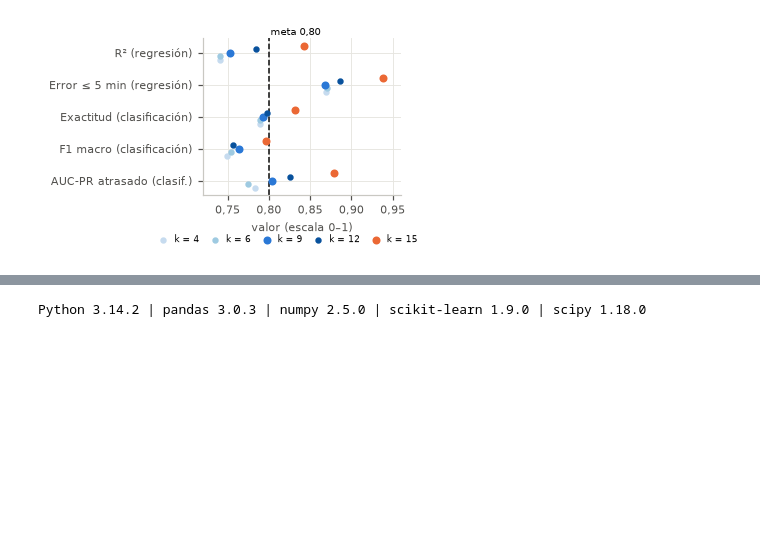
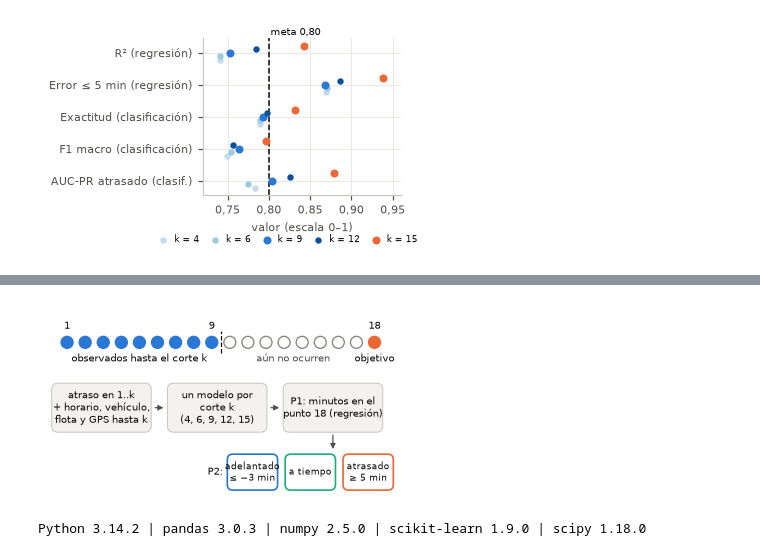
Before and after one commit to Gredith/MachineLearning-G5-TA, a Jupyter notebook: notebooks/06_analisis_resultados.ipynb, the cells around one changed output, grey strips where cells are left out. Cells and saved outputs as stored; diff of their text form; code cells hidden in the pictures; blank space fills up the shorter version.

```diff
--- a/notebooks/06_analisis_resultados.ipynb
+++ b/notebooks/06_analisis_resultados.ipynb
@@ -527,3 +590,50 @@ graficos.guardar(fig, DIR_FIG / "06_metricas_meta80.png")
+# %%
+# Esquema del problema: con los puntos 1..k observados (aquí k = 9) y el contexto, un modelo por k predice los minutos
+# de desviación en el punto 18 (P1), que con los umbrales se convierten en un estado (P2).
+from matplotlib.patches import FancyArrowPatch, FancyBboxPatch
+
+K_EJEMPLO = 9
+fig, ax = plt.subplots(figsize=(3.5, 1.95))
+ax.set(xlim=(0, 19.2), ylim=(0, 10))
+ax.axis("off")
+y_puntos = 8.3
+for j in range(1, 19):
+    if j <= K_EJEMPLO:
+        estilo_punto = dict(color=graficos.PALETA[0], ec=graficos.PALETA[0])
+    elif j < 18:
+        estilo_punto = dict(color="white", ec=graficos.GRIS)
+    else:
+        estilo_punto = dict(color=graficos.PALETA[1], ec=graficos.PALETA[1])
+    ax.add_patch(plt.Circle((j, y_puntos), 0.33, lw=0.9, **estilo_punto))
+    if j in (1, K_EJEMPLO, 18):
+        ax.text(j, y_puntos + 0.75, str(j), ha="center", fontsize=6.5, color=graficos.TEXTO)
+ax.text(K_EJEMPLO / 2 + 0.5, y_puntos - 1.05, "observados hasta el corte k", ha="center", fontsize=6.5,
+        color=graficos.TEXTO)
+ax.text(13.5, y_puntos - 1.05, "aún no ocurren", ha="center", fontsize=6.5, color=graficos.TEXTO_SEC)
+ax.text(18, y_puntos - 1.05, "objetivo", ha="center", fontsize=6.5, color=graficos.TEXTO)
+ax.plot([K_EJEMPLO + 0.5] * 2, [y_puntos - 0.6, y_puntos + 0.6], color=graficos.TEXTO, lw=0.8, ls="--")
+
+cajas = [(0.2, "atraso en 1..k\n+ horario, vehículo,\nflota y GPS hasta k"), (6.6, "un modelo por\ncorte k\n(4, 6, 9, 12, 15)"),
+         (13.0, "P1: minutos en el\npunto 18 (regresión)")]
+for x0, texto in cajas:
+    ax.add_patch(FancyBboxPatch((x0, 3.4), 5.4, 2.6, boxstyle="round,pad=0.05,rounding_size=0.35",
+                                fc="#f3f2ee", ec="#c9c8c2", lw=0.7))
+    ax.text(x0 + 2.7, 4.7, texto, ha="center", va="center", fontsize=6.4, color=graficos.TEXTO)
+for x0, x1 in ((5.7, 6.5), (12.1, 12.9)):
+    ax.add_patch(FancyArrowPatch((x0, 4.7), (x1, 4.7), arrowstyle="-|>", mutation_scale=7, color=graficos.TEXTO_SEC,
+                                 lw=0.8))
+ax.add_patch(FancyArrowPatch((15.7, 3.35), (15.7, 2.25), arrowstyle="-|>", mutation_scale=7, color=graficos.TEXTO_SEC,
+                             lw=0.8))
+estados = [("adelantado\n≤ −3 min", graficos.PALETA[0], 9.9), ("a tiempo", graficos.PALETA[2], 13.1),
+           ("atrasado\n≥ 5 min", graficos.PALETA[1], 16.3)]
+for texto, color, x0 in estados:
+    ax.add_patch(FancyBboxPatch((x0, 0.2), 2.7, 1.9, boxstyle="round,pad=0.04,rounding_size=0.3", fc="white",
+                                ec=color, lw=1.1))
+    ax.text(x0 + 1.35, 1.15, texto, ha="center", va="center", fontsize=6.2, color=graficos.TEXTO)
+ax.text(9.6, 1.15, "P2:", ha="right", va="center", fontsize=6.4, color=graficos.TEXTO)
+graficos.guardar(fig, DIR_FIG / "06_esquema_corte_k.png")
+# %% [output]
+[figure, added]
 # %%
 import platform, sklearn, scipy
 print("Python", platform.python_version(), "| pandas", pd.__version__, "| numpy", np.__version__,
```
Also changed, not shown: parts of 3 cells of this notebook, 12 other files.
